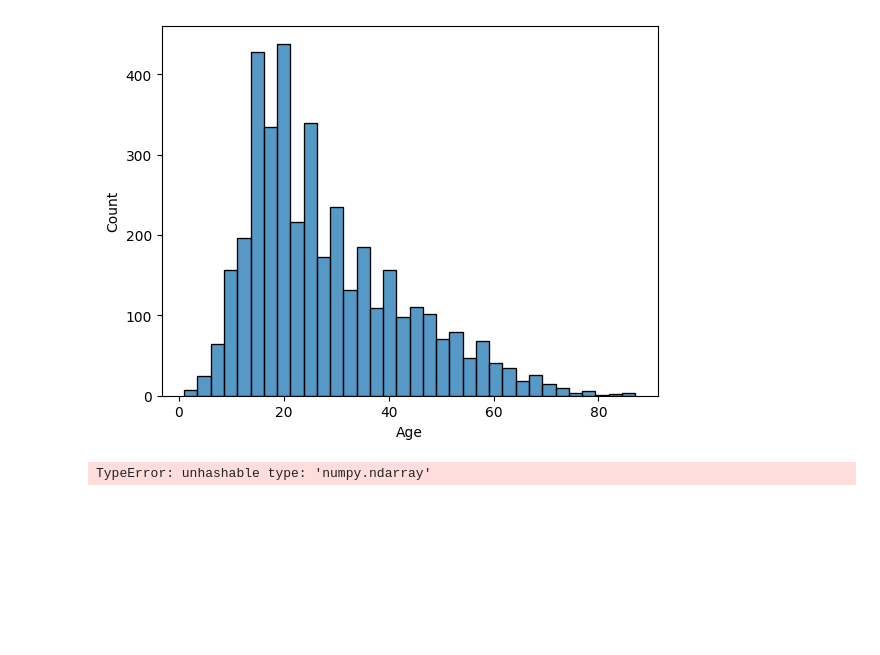
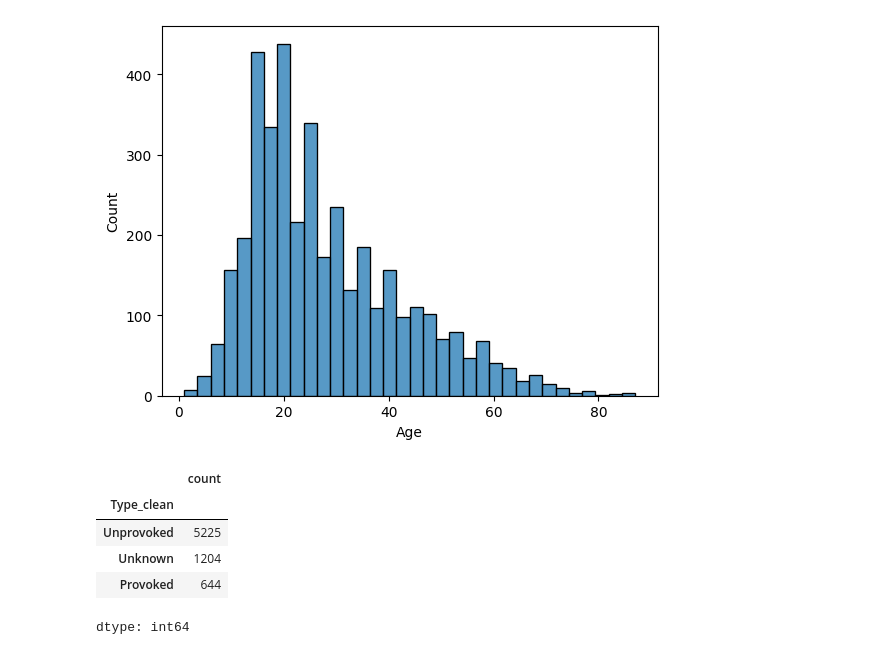
Before and after one commit to oliviapang/DS_3001_Assignments, a Jupyter notebook: Assignment_1/1_Wrangling_and_EDA.ipynb, the cells around one changed output. Saved outputs shown, nothing was run; the diff lists cells and outputs as text; code cells hidden in the pictures; blank space fills up the shorter version.

```diff
--- a/Assignment_1/1_Wrangling_and_EDA.ipynb
+++ b/Assignment_1/1_Wrangling_and_EDA.ipynb
@@ -188,15 +188,27 @@ sns.histplot(x)
 # %% [output]
 <Axes: xlabel='Age', ylabel='Count'>
 [figure]
-# %%
-from posixpath import join
-# 6
-x = df['Type'].str.lower()
-x = x.str.strip()
-x = x.unique()
-
-for i in x
-  if
-map = {x:'unknown'}
-# %% [output]
-TypeError: unhashable type: 'numpy.ndarray'
+# %%
+# 6
+x = df['Type'].str.lower()
+x = x.str.strip()
+
+
+def clean(x):
+  if x == 'unprovoked':
+    return 'Unprovoked'
+  elif x == 'provoked':
+      return 'Provoked'
+  else:
+      return 'Unknown'
+
+df['Type_clean'] = x.apply(clean)
+df['Type_clean'].value_counts()
+# The proportion of unprovoked attacks is 5225/7073 = 0.7387
+# %% [output]
+|  | count |
+| Type_clean |  |
+| Unprovoked | 5225 |
+| Unknown | 1204 |
+| Provoked | 644 |
+dtype: int64
```
Also changed, not shown: parts of 5 cells of this notebook.
